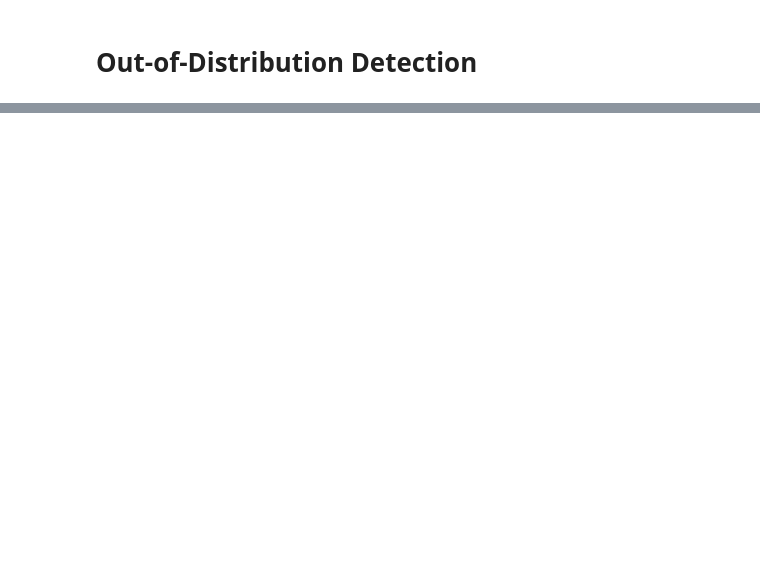
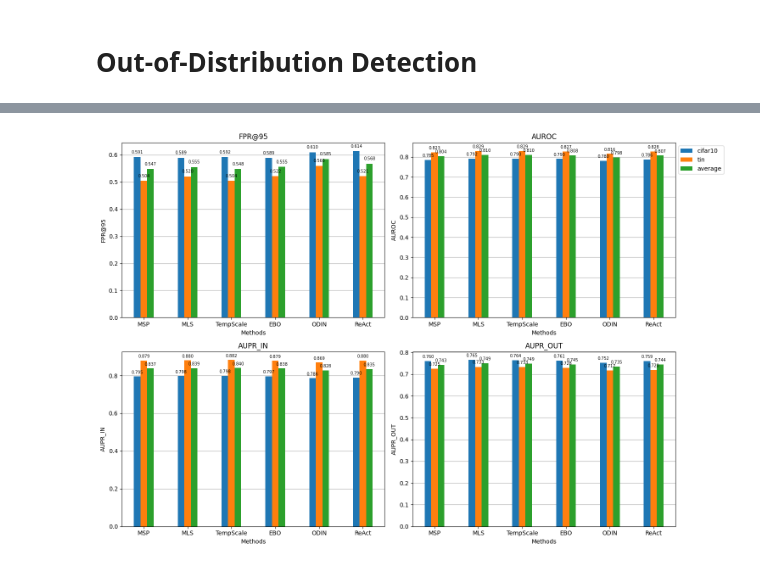
Before and after one commit to ardianugraha/ip-paris-ood-detection, a Jupyter notebook: ood.ipynb, the cells around one changed output, grey strips where cells are left out. Saved outputs shown, nothing was run; the diff lists cells and outputs as text; code cells hidden in the pictures; blank space fills up the shorter version.

```diff
--- a/ood.ipynb
+++ b/ood.ipynb
@@ -313,0 +268,60 @@ plt.show()
+# %%
+import matplotlib.pyplot as plt
+import numpy as np
+
+# Data for the chart
+methods = ['MSP', 'MLS', 'TempScale', 'EBO', 'ODIN', 'ReAct']
+datasets = ['cifar10', 'tin', 'average']
+metrics = ['FPR@95', 'AUROC', 'AUPR_IN', 'AUPR_OUT']
+
+# Define the data (based on the provided table)
+data = {
+    ('MSP', 'cifar10'): [0.5912, 0.7854, 0.795, 0.7597],
+    ('MSP', 'tin'): [0.5038, 0.823, 0.8793, 0.7254],
+    ('MSP', 'average'): [0.5475, 0.8042, 0.8372, 0.7426],
+    ('MLS', 'cifar10'): [0.5893, 0.792, 0.7976, 0.7652],
+    ('MLS', 'tin'): [0.5202, 0.8288, 0.8799, 0.7334],
+    ('MLS', 'average'): [0.5548, 0.8104, 0.8388, 0.7493],
+    ('TempScale', 'cifar10'): [0.5917, 0.7905, 0.7981, 0.7645],
+    ('TempScale', 'tin'): [0.504, 0.8291, 0.8825, 0.7329],
+    ('TempScale', 'average'): [0.5478, 0.8098, 0.8403, 0.7487],
+    ('EBO', 'cifar10'): [0.5888, 0.7901, 0.7966, 0.7614],
+    ('EBO', 'tin'): [0.5216, 0.8266, 0.8788, 0.7284],
+    ('EBO', 'average'): [0.5552, 0.8083, 0.8377, 0.7449],
+    ('ODIN', 'cifar10'): [0.6098, 0.7803, 0.7865, 0.7517],
+    ('ODIN', 'tin'): [0.5597, 0.8157, 0.8687, 0.7174],
+    ('ODIN', 'average'): [0.5847, 0.798, 0.8276, 0.7346],
+    ('ReAct', 'cifar10'): [0.6139, 0.7864, 0.7898, 0.7594],
+    ('ReAct', 'tin'): [0.5213, 0.8277, 0.8796, 0.7195],
+    ('ReAct', 'average'): [0.5676, 0.807, 0.8347, 0.7444],
+}
+
+# Plotting
+fig, axes = plt.subplots(2, 2, figsize=(15, 10))
+
+for idx, metric in enumerate(metrics):
+    ax = axes[idx // 2, idx % 2]
+    bar_width = 0.15
+    index = np.arange(len(methods))
+
+    for i, dataset in enumerate(datasets):
+        values = [data[(method, dataset)][idx] for method in methods]
+        ax.bar(index + i * bar_width, values, bar_width, label=dataset, zorder=2)
+        # Adding labels on each bar
+        for j, value in enumerate(values):
+            ax.text(index[j] + i * bar_width, value + 0.01, f'{value:.3f}', ha='center', va='bottom', fontsize='x-small')
+    ax.set_xlabel('Methods')
+    ax.set_ylabel(metric)
+    ax.set_title(metric)
+    ax.set_xticks(index + bar_width)
+    ax.set_xticklabels(methods)
+
+    # Add legend outside the plot area
+    if idx == 1:
+        ax.legend(loc='upper left', bbox_to_anchor=(1, 1))
+
+    ax.grid(axis='y', zorder=1)
+plt.tight_layout()
+plt.show()
+# %% [output]
+[figure, added]
```
Also changed, not shown: parts of 10 cells of this notebook.
